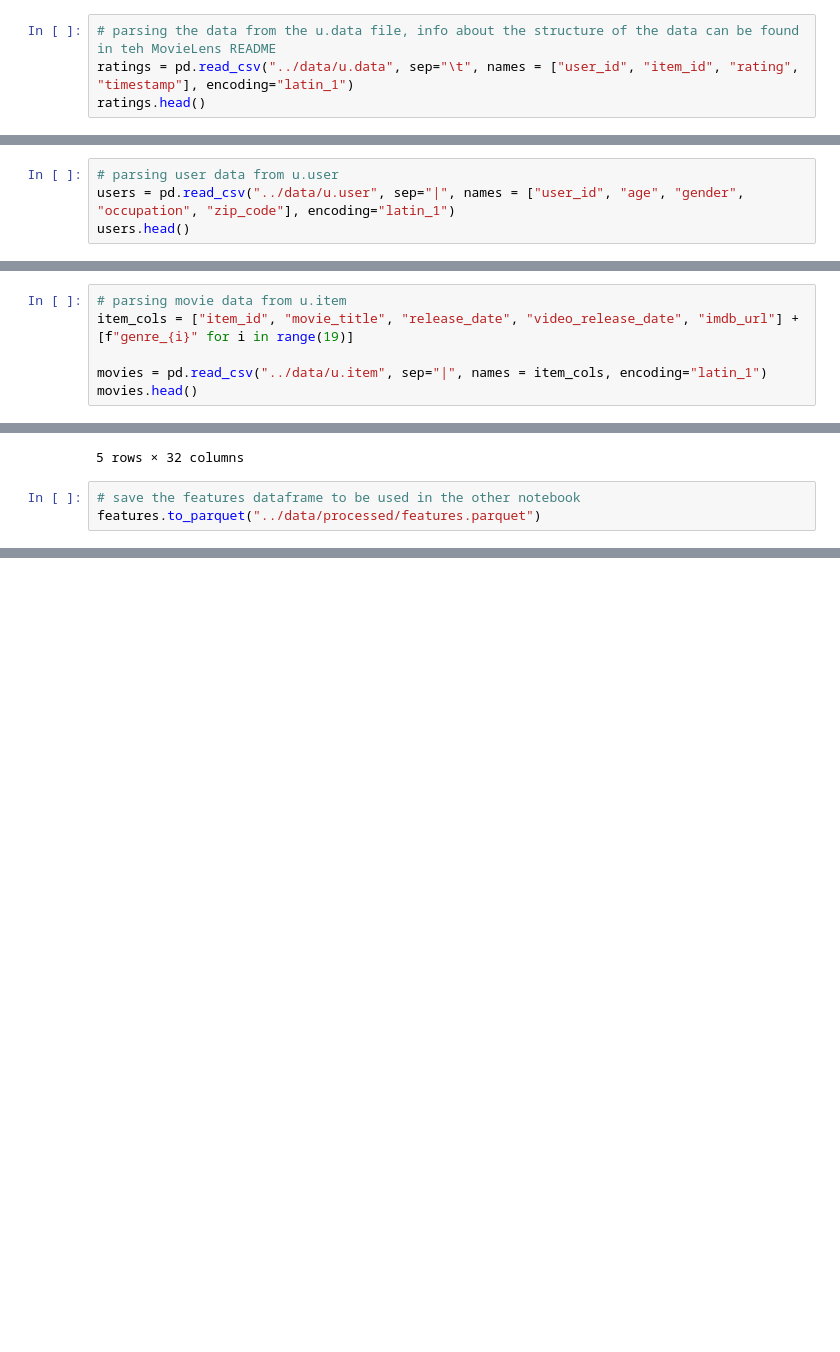
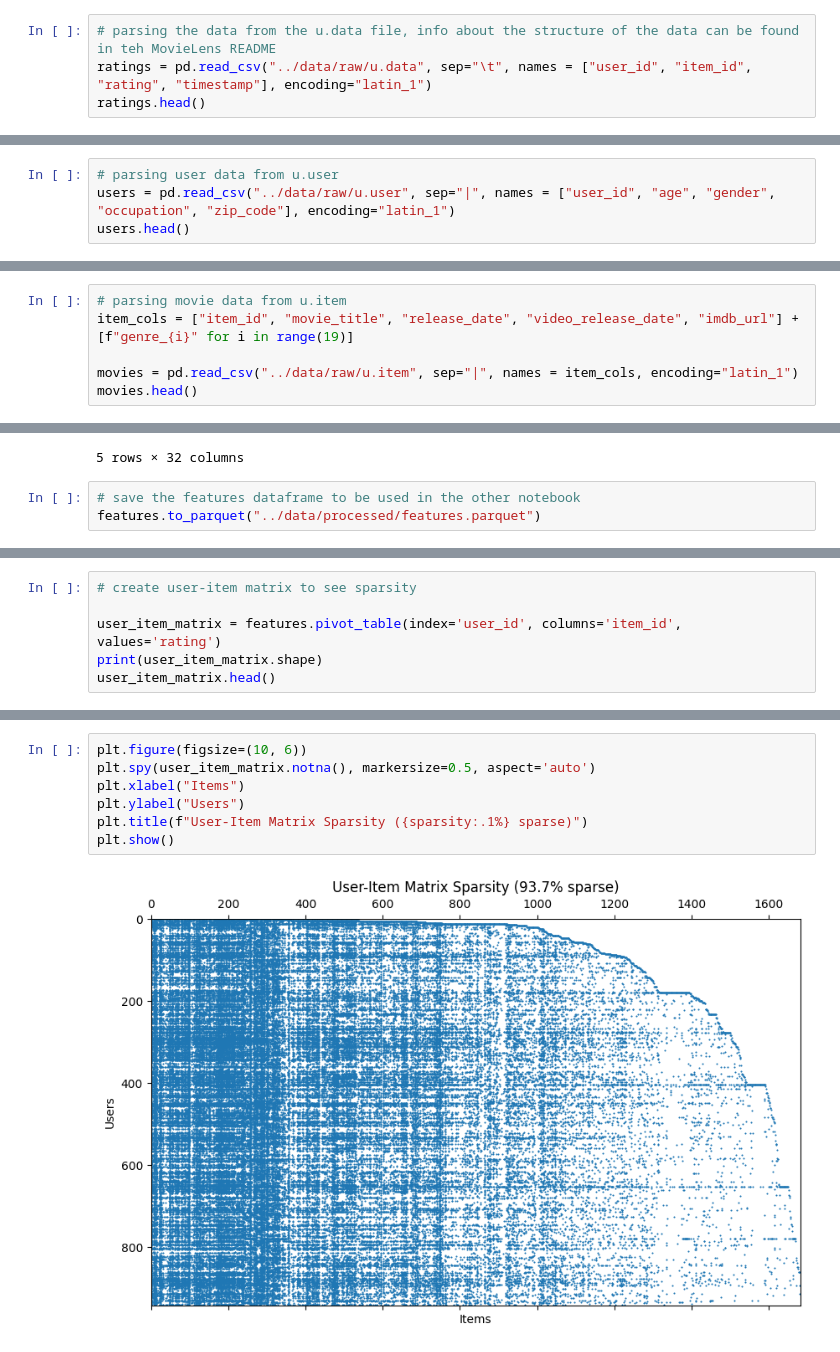
Before and after one commit to ananya290905/RecommenderTesting, a Jupyter notebook: notebooks/01_data_exploration.ipynb, the cells around one changed output, grey strips where cells are left out. Saved outputs shown, nothing was run; the diff lists cells and outputs as text; blank space fills up the shorter version.

```diff
--- a/notebooks/01_data_exploration.ipynb
+++ b/notebooks/01_data_exploration.ipynb
@@ -4,7 +4,7 @@ import pandas as pd
 ## Loading the ratings data, movie data and user data
 # %%
 # parsing the data from the u.data file, info about the structure of the data can be found in teh MovieLens README
-ratings = pd.read_csv("../data/u.data", sep="\t", names = ["user_id", "item_id", "rating", "timestamp"], encoding="latin_1")
+ratings = pd.read_csv("../data/raw/u.data", sep="\t", names = ["user_id", "item_id", "rating", "timestamp"], encoding="latin_1")
 ratings.head()
 # %% [output]
 |  | user_id | item_id | rating | timestamp |
@@ -15,7 +15,7 @@ ratings.head()
 | 4 | 166 | 346 | 1 | 886397596 |
 # %%
 # parsing user data from u.user
-users = pd.read_csv("../data/u.user", sep="|", names = ["user_id", "age", "gender", "occupation", "zip_code"], encoding="latin_1")
+users = pd.read_csv("../data/raw/u.user", sep="|", names = ["user_id", "age", "gender", "occupation", "zip_code"], encoding="latin_1")
 users.head()
 # %% [output]
 |  | user_id | age | gender | occupation | zip_code |
@@ -28,7 +28,7 @@ users.head()
 # parsing movie data from u.item
 item_cols = ["item_id", "movie_title", "release_date", "video_release_date", "imdb_url"] + [f"genre_{i}" for i in range(19)]
 
-movies = pd.read_csv("../data/u.item", sep="|", names = item_cols, encoding="latin_1")
+movies = pd.read_csv("../data/raw/u.item", sep="|", names = item_cols, encoding="latin_1")
 movies.head()
 # %% [output]
 |  | item_id | movie_title | release_date | video_release_date | imdb_url | genre_0 | genre_1 | genre_2 | genre_3 | ... |
@@ -121,0 +97,6 @@ Test set size: 20000 samples
+# %%
+# create user-item matrix to see sparsity
+
+user_item_matrix = features.pivot_table(index='user_id', columns='item_id', values='rating')
+print(user_item_matrix.shape)
+user_item_matrix.head()
@@ -121,0 +129,9 @@ Test set size: 20000 samples
+# %%
+plt.figure(figsize=(10, 6))
+plt.spy(user_item_matrix.notna(), markersize=0.5, aspect='auto')
+plt.xlabel("Items")
+plt.ylabel("Users")
+plt.title(f"User-Item Matrix Sparsity ({sparsity:.1%} sparse)")
+plt.show()
+# %% [output]
+[figure, added]
```
Also changed, not shown: parts of 6 cells of this notebook, 4 other files.
